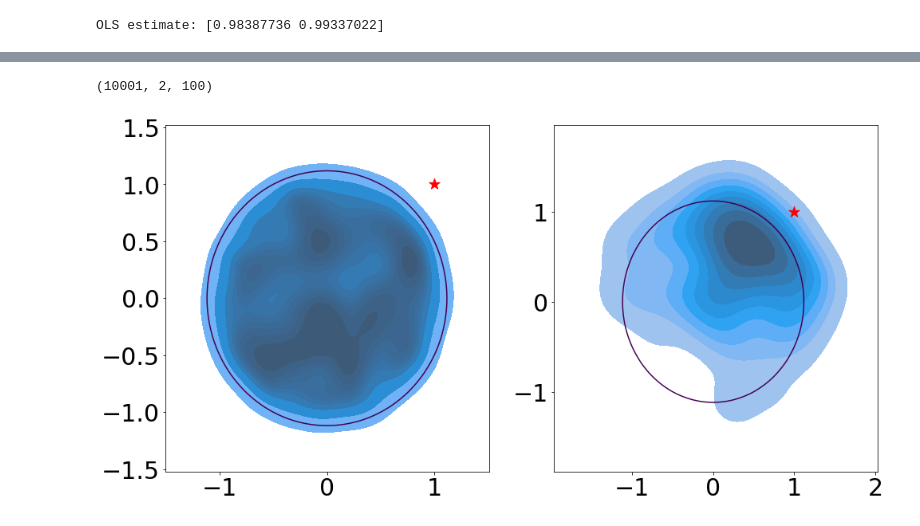
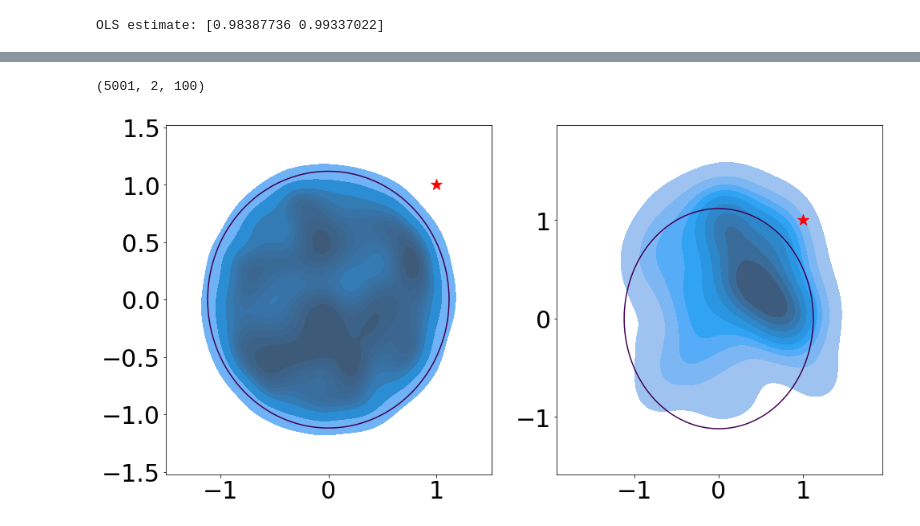
Before and after one commit to rispace/Decentralized-proximal-SGLD, a Jupyter notebook: experiments/synthetic_linear_regression2dmysgld.ipynb, the cells around one changed output, grey strips where cells are left out. Drawn from its saved outputs; the diff is of its cells as text; code cells hidden in the pictures.

```diff
--- a/experiments/synthetic_linear_regression2dmysgld.ipynb
+++ b/experiments/synthetic_linear_regression2dmysgld.ipynb
@@ -42,7 +42,7 @@ lp=2
 s = 0.8*np.linalg.norm(beta_ols, ord=lp)
 model = BayesianRegression(
     X=X, y=y, N=100, eta=5e-4, gamma=1e-2,
-    batch_size=50, lp=lp, s=s, n_iteration=10000,
+    batch_size=50, lp=lp, s=s, n_iteration=5000,
     sigma=1.0, seed=seed, type='linear'
 )
 # %%
@@ -61,7 +56,7 @@ Iteration 10000/10000
 # %%
 my_chain.shape
 # %% [output]
-(10001, 2, 100)
+(5001, 2, 100)
 # %%
 prior_dist = hlp.priors(dim=2, N=5000, s=s, lp=lp, rng=rng)
 beta_xp=prior_dist.T[0]
@@ -71,20 +66,23 @@ beta_ys=my_chain[-1, 1, :]
 # %%
 
 fig, axes = plt.subplots(1, 2, figsize=(16, 8), sharey=False)
-
+X1 = np.linspace(-1.5, 1.5, 1000)
+Y1 = np.linspace(-1.5, 1.5, 1000)
+xx, yy = np.meshgrid(X1, Y1)
+zz = np.power(np.power(np.abs(xx), lp) + np.power(np.abs(yy), lp), 1/lp)
 for ax in axes:
-    ax.contour(X1, Y, zz, [s])
+    ax.contour(X1, Y1, zz, [s])
     ax.tick_params(labelsize=30)
 
 sns.kdeplot(x=beta_xp, y=beta_yp, fill=True, levels=10, ax=axes[0])
 sns.kdeplot(x=beta_xs, y=beta_ys, fill=True, levels=10, ax=axes[1])
 
 # Plot star last with a high z-order
 for ax in axes:
     ax.scatter(beta_star[0], beta_star[1], c='r', s=200, marker='*', zorder=10)
 
 plt.savefig('images/prior_and_mysgld.png')
 
 plt.show()
 # %% [output]
-[figure, old version]
+[figure, new version]
```
Also changed, not shown: parts of 1 cell of this notebook, 1 other file.
